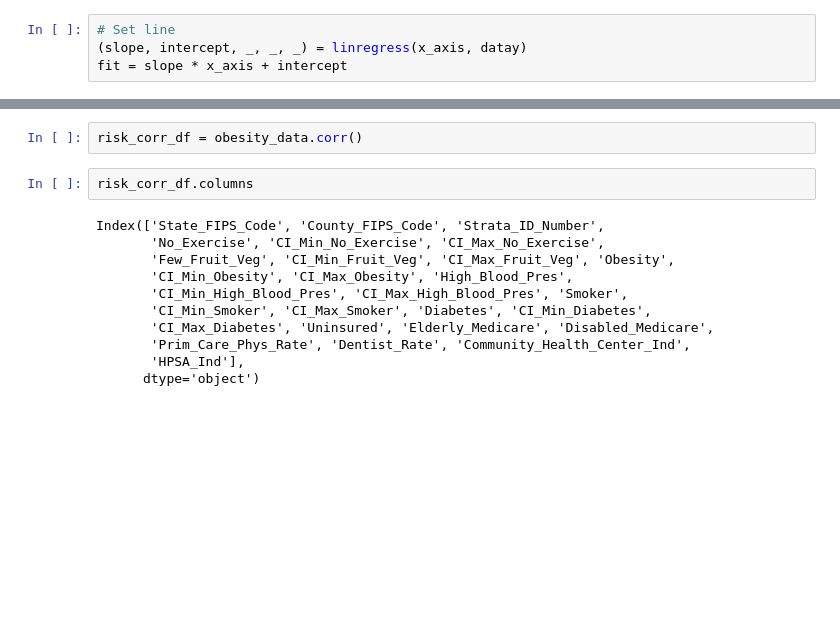
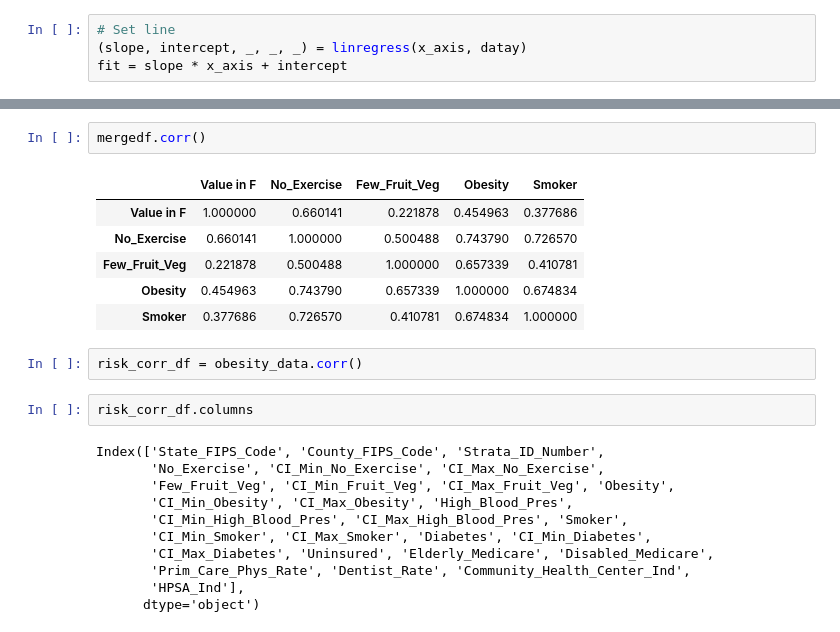
Before and after one commit to HenaVen/SMU_Pro1_Team4_repo, a Jupyter notebook: Obes_Risk_ScatterPlot.ipynb, the cells around one changed output, grey strips where cells are left out. Cells and saved outputs as stored; diff of their text form; blank space fills up the shorter version.

```diff
--- a/Obes_Risk_ScatterPlot.ipynb
+++ b/Obes_Risk_ScatterPlot.ipynb
@@ -188,6 +190,15 @@ plt.savefig('Linear Regression of Mean Obesity vs Temperature by state.png')
 [interactive output not drawn]
 [interactive output not drawn]
 [interactive output not drawn]
+# %%
+mergedf.corr()
+# %% [output]
+|  | Value in F | No_Exercise | Few_Fruit_Veg | Obesity | Smoker |
+| Value in F | 1.000000 | 0.660141 | 0.221878 | 0.454963 | 0.377686 |
+| No_Exercise | 0.660141 | 1.000000 | 0.500488 | 0.743790 | 0.726570 |
+| Few_Fruit_Veg | 0.221878 | 0.500488 | 1.000000 | 0.657339 | 0.410781 |
+| Obesity | 0.454963 | 0.743790 | 0.657339 | 1.000000 | 0.674834 |
+| Smoker | 0.377686 | 0.726570 | 0.410781 | 0.674834 | 1.000000 |
 # %%
 risk_corr_df = obesity_data.corr()
 # %%
```
Also changed, not shown: parts of 2 cells of this notebook, 4 other files.
